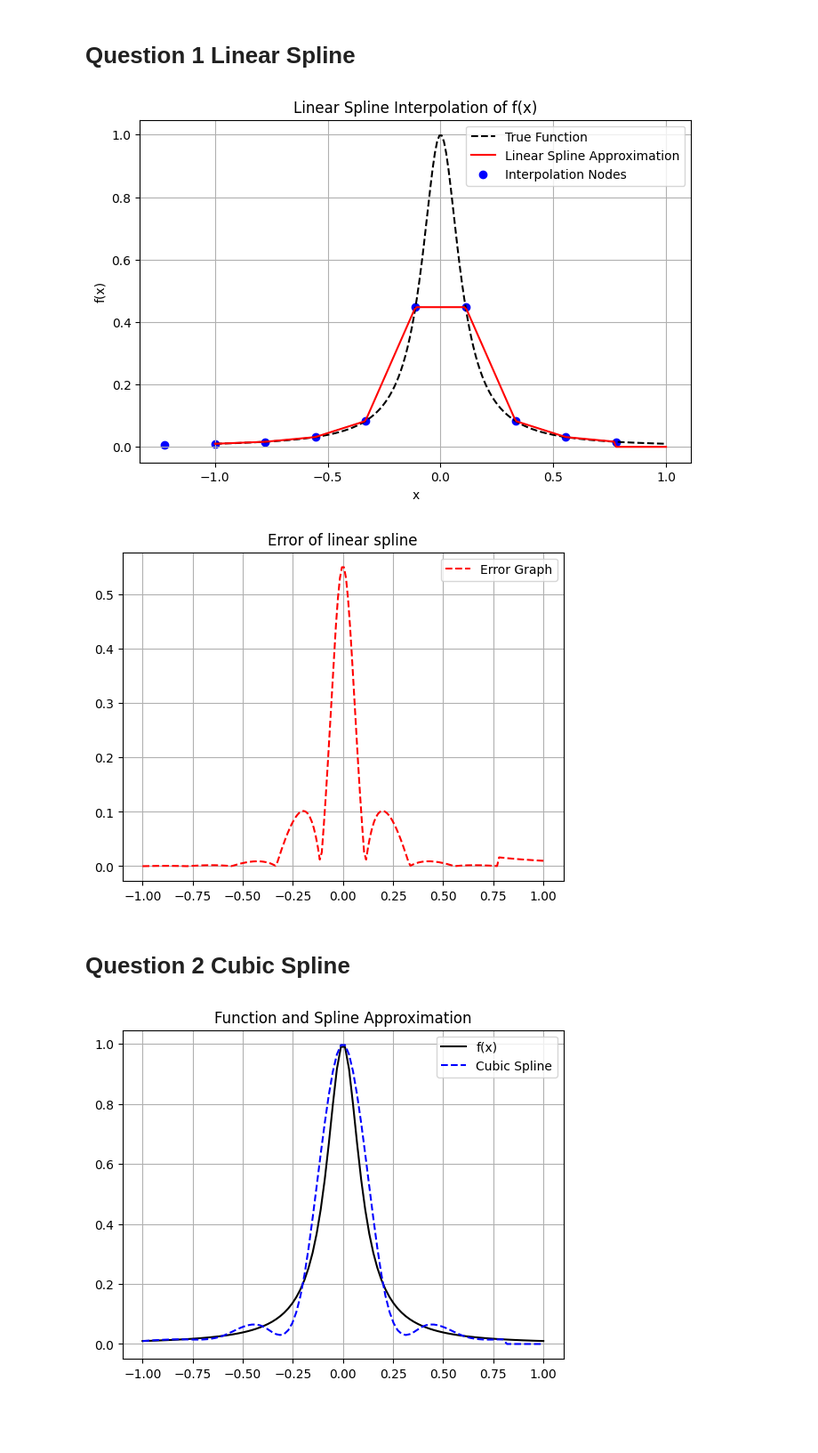
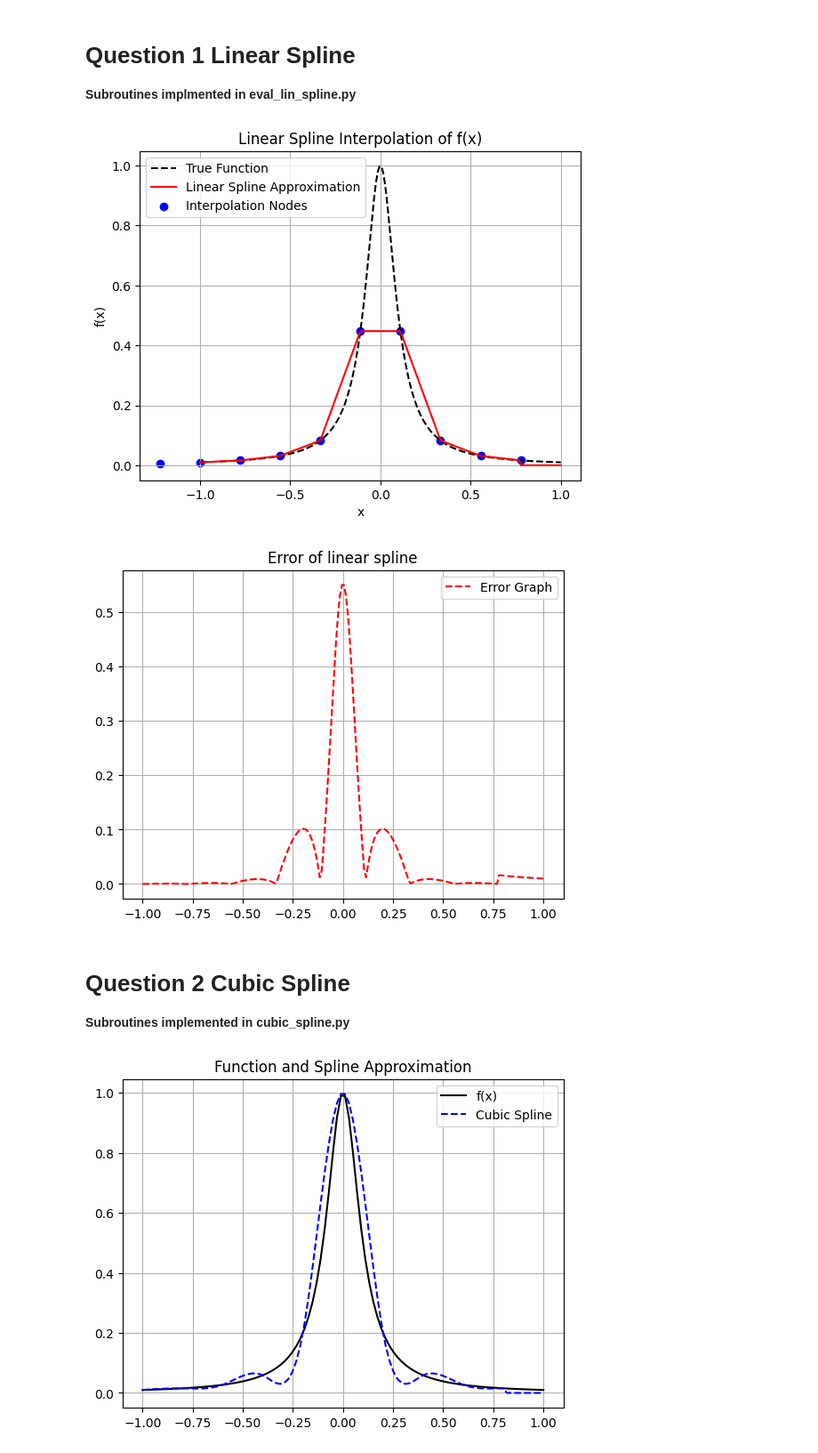
Before and after one commit to sudarshand03/APPM-4600, a Jupyter notebook: labs/lab8/lab8.ipynb, the cells around one changed output. Shown: that part at 89% size. Drawn from its saved outputs; the diff is of its cells as text; code cells hidden in the pictures; blank space fills up the shorter version.

```diff
--- a/labs/lab8/lab8.ipynb
+++ b/labs/lab8/lab8.ipynb
@@ -5,6 +5,9 @@ import math
 from numpy.linalg import inv, norm
 # %% [markdown]
 # Question 1 Linear Spline
+
+
+**Subroutines implmented in eval_lin_spline.py**
 # %%
 from eval_lin_spline import LinearSplineEvaluator
 # %%
@@ -28,30 +31,33 @@ y_eval = evaluator.evaluate(x_eval)
 error = abs(y_eval-f(x_eval))
 # %%
 
-plt.figure(figsize=(8, 5))
+plt.figure()
 plt.plot(x_eval, f(x_eval), label="True Function",
         linestyle="dashed", color="black")
 plt.plot(x_eval, y_eval, label="Linear Spline Approximation", color="red")
 plt.scatter(x_nodes, y_nodes, color="blue",
             label="Interpolation Nodes")
 plt.xlabel("x")
 plt.ylabel("f(x)")
 plt.title("Linear Spline Interpolation of f(x)")
 plt.legend()
 plt.grid()
 plt.show()
 
 
+plt.figure()
 plt.plot(x_eval,error,'r--', label= "Error Graph" )
 plt.grid()
 plt.legend()
 plt.title('Error of linear spline')
 plt.show()
 # %% [output]
-[figure, old version]
+[figure, new version]
 [figure]
 # %% [markdown]
 # Question 2 Cubic Spline
+
+**Subroutines implemented in cubic_spline.py**
 # %%
 from cubic_spline import CubicSplineInterpolator
 # %%
```
Also changed, not shown: 3 other files.
